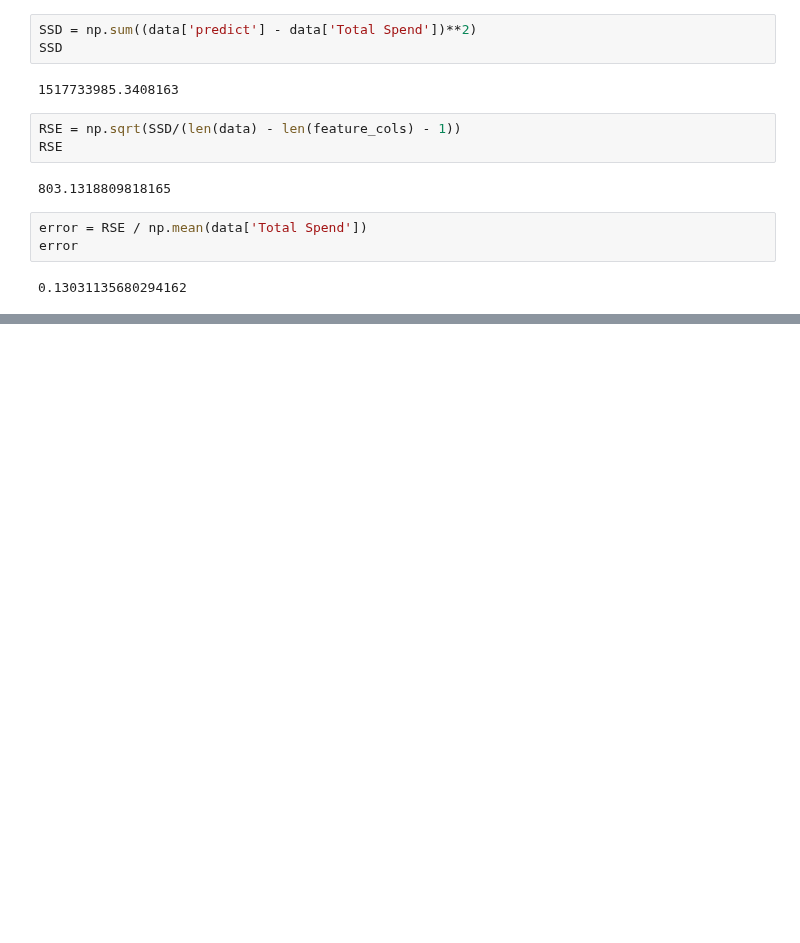
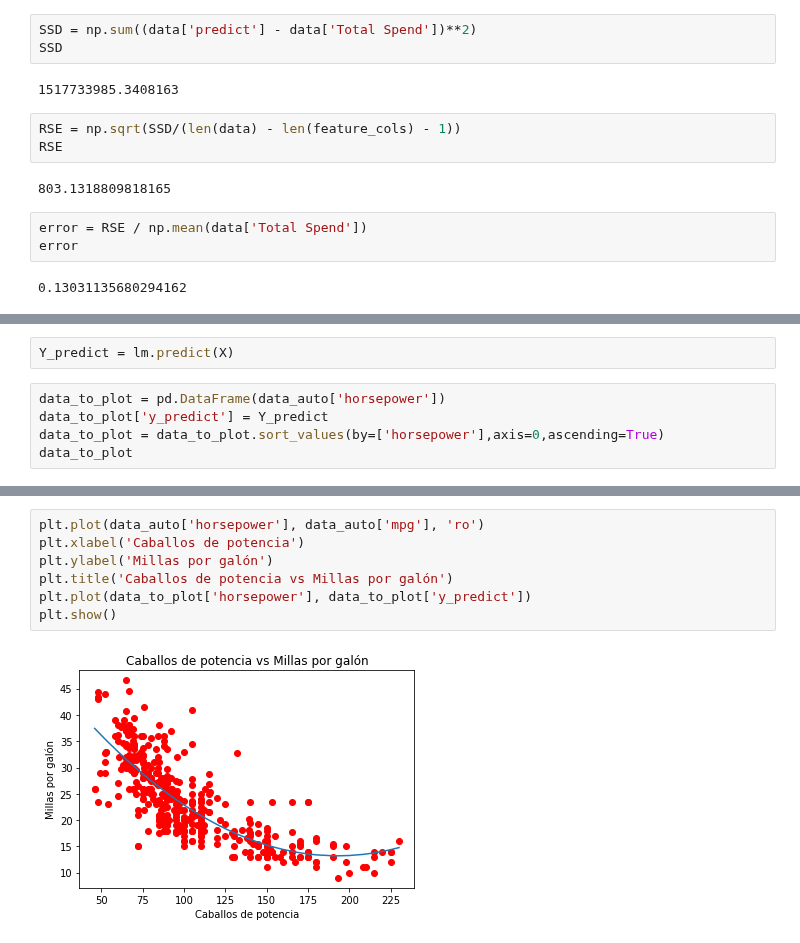
Before and after one commit to javilledo/MachineLearning, a Jupyter notebook: notebooks/t04_05_linear_regression_problemas_con_regresión_lineal.ipynb, the cells around one changed output, grey strips where cells are left out. Saved outputs shown, nothing was run; the diff lists cells and outputs as text; blank space fills up the shorter version.

```diff
--- a/notebooks/t04_05_linear_regression_problemas_con_regresión_lineal.ipynb
+++ b/notebooks/t04_05_linear_regression_problemas_con_regresión_lineal.ipynb
@@ -116,0 +301,7 @@ error
+# %%
+Y_predict = lm.predict(X)
+# %%
+data_to_plot = pd.DataFrame(data_auto['horsepower'])
+data_to_plot['y_predict'] = Y_predict
+data_to_plot = data_to_plot.sort_values(by=['horsepower'],axis=0,ascending=True)
+data_to_plot
@@ -116,0 +322,9 @@ error
+# %%
+plt.plot(data_auto['horsepower'], data_auto['mpg'], 'ro')
+plt.xlabel('Caballos de potencia')
+plt.ylabel('Millas por galón')
+plt.title('Caballos de potencia vs Millas por galón')
+plt.plot(data_to_plot['horsepower'], data_to_plot['y_predict'])
+plt.show()
+# %% [output]
+[figure, added]
```
Also changed, not shown: parts of 33 cells of this notebook.
